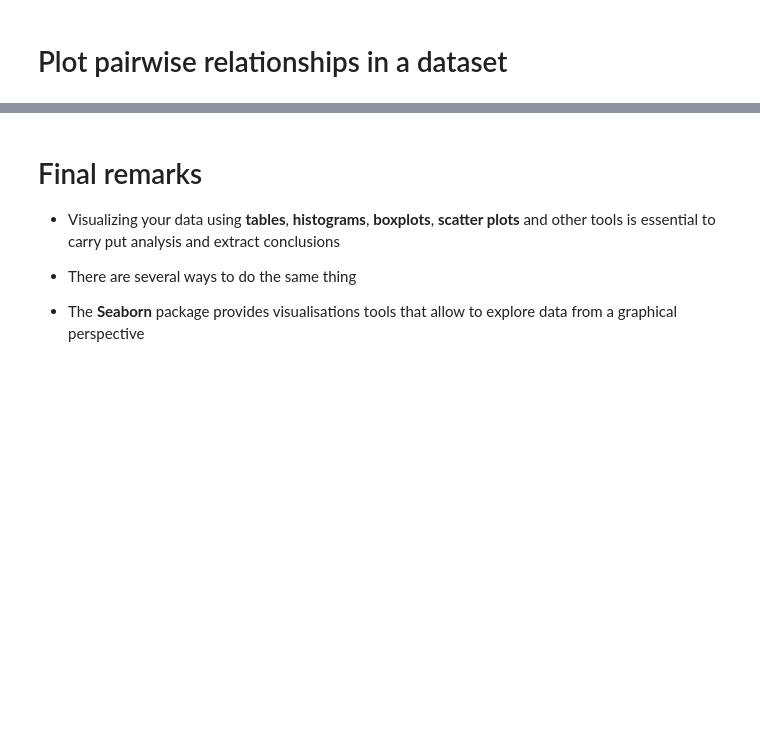
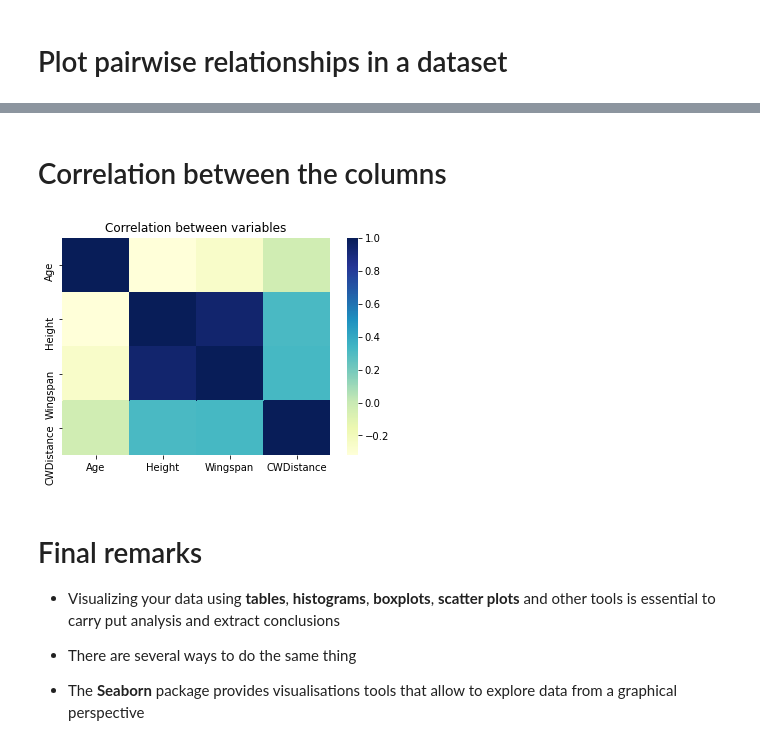
Before and after one commit to javiermao/PythonBasis, a Jupyter notebook: B24_Seaborn.ipynb, the cells around one changed output, grey strips where cells are left out. Drawn from its saved outputs; the diff is of its cells as text; code cells hidden in the pictures; blank space fills up the shorter version.

```diff
--- a/B24_Seaborn.ipynb
+++ b/B24_Seaborn.ipynb
@@ -284,3 +305,12 @@ plt.show()
+# %% [markdown]
+# Correlation between the columns
+# %%
+plt.figure(1)
+ax = sns.heatmap(df2.corr() , cmap="YlGnBu")
+plt.title('Correlation between variables')
+plt.show()
+# %% [output]
+[figure, added]
 # %% [markdown]
 # Final remarks
 
```
Also changed, not shown: parts of 26 cells of this notebook, 2 other files.
